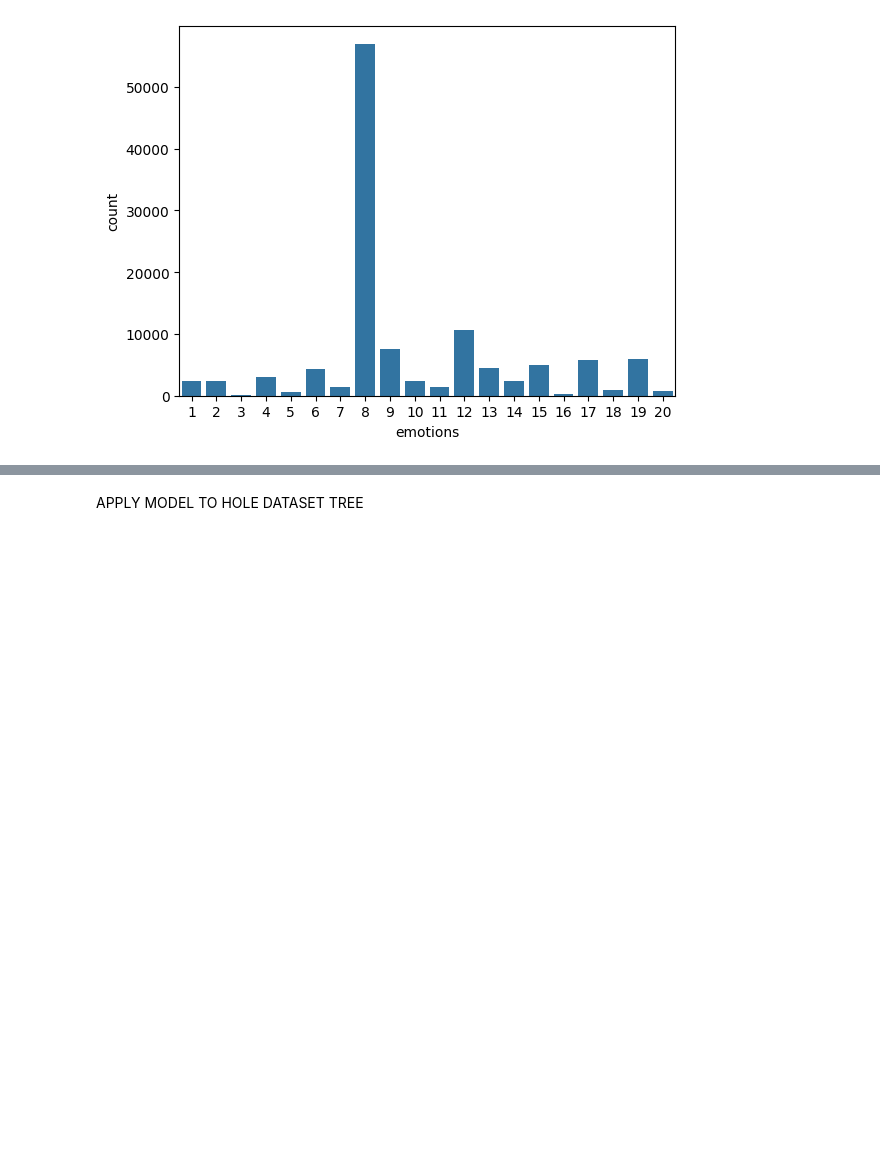
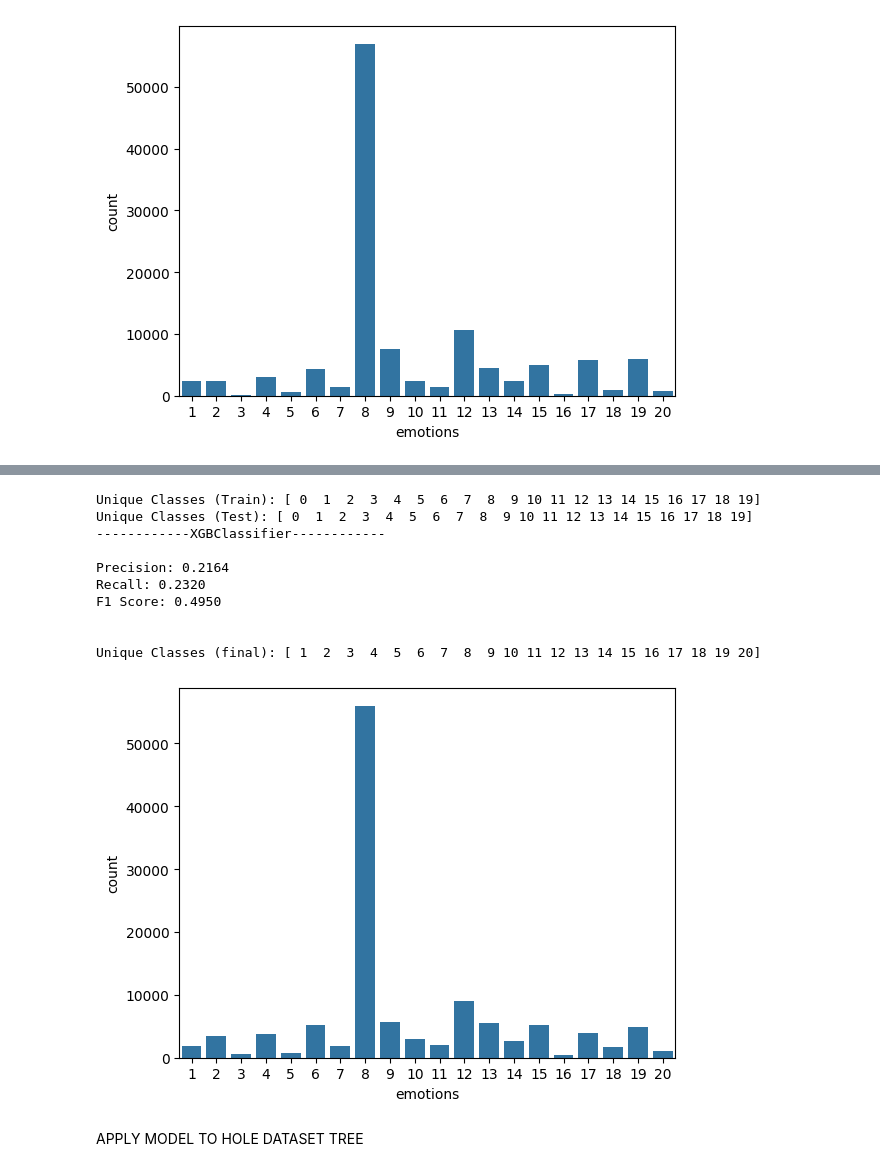
Before and after one commit to emmacunill/Take_Care, a Jupyter notebook: notebooks/model.ipynb, the cells around one changed output, grey strips where cells are left out. Drawn from its saved outputs; the diff is of its cells as text; code cells hidden in the pictures; blank space fills up the shorter version.

```diff
--- a/notebooks/model.ipynb
+++ b/notebooks/model.ipynb
@@ -589,7 +645,7 @@ def apply_model(df,df_2 ,test_size=0.2):
     X_train, X_test, y_train, y_test = train_test_split(X, y, test_size=test_size)
 
     # Define XGBClassifier
-    model = XGBClassifier()
+    model = XGBClassifier(max_depth= 30, n_estimators= 180)
 
     # Vectorize
     vectorizer = TfidfVectorizer()
@@ -663,3 +727,17 @@ Unique Classes (final): [ 1  2  3  4  5  6  7  8  9 10 11 12 13 14 15 16 17 18 1
+# %%
+df_p6 = apply_model (cdf,df,test_size=0.25)
+# %% [output]
+Unique Classes (Train): [ 0  1  2  3  4  5  6  7  8  9 10 11 12 13 14 15 16 17 18 19]
+Unique Classes (Test): [ 0  1  2  3  4  5  6  7  8  9 10 11 12 13 14 15 16 17 18 19]
+------------XGBClassifier------------
+
+Precision: 0.2164
+Recall: 0.2320
+F1 Score: 0.4950
+
+
+Unique Classes (final): [ 1  2  3  4  5  6  7  8  9 10 11 12 13 14 15 16 17 18 19 20]
+[figure, added]
 # %% [markdown]
 APPLY MODEL TO HOLE DATASET TREE
 # %%
```
Also changed, not shown: parts of 14 cells of this notebook, 2 other files.
